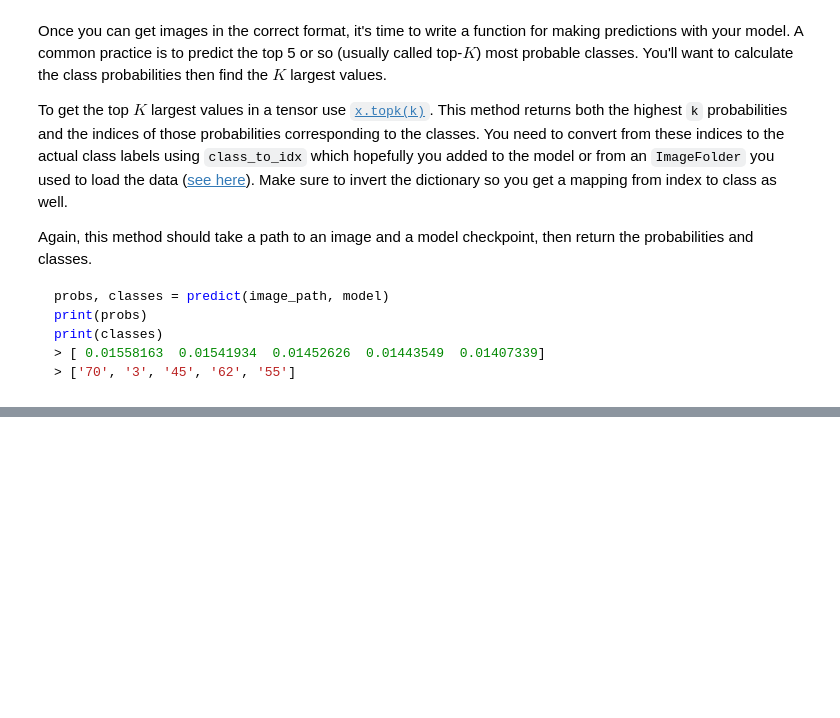
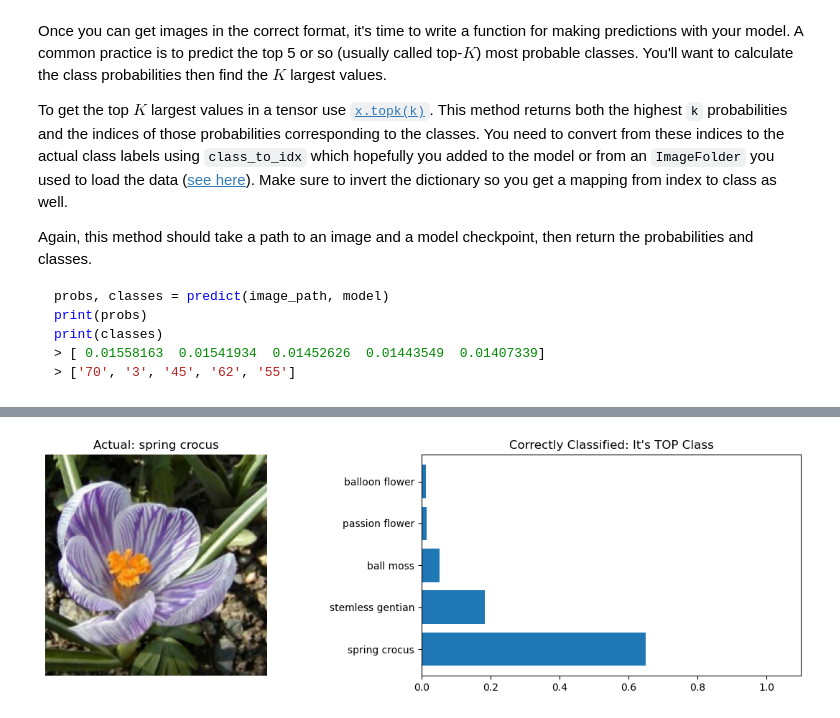
Before and after one commit to losindau/aipnd-project, a Jupyter notebook: Image Classifier Project.ipynb, the cells around one changed output, grey strips where cells are left out. Saved outputs shown, nothing was run; the diff lists cells and outputs as text; code cells hidden in the pictures; blank space fills up the shorter version.

Commit message:
Predict and classify images with HTML result exported

```diff
--- a/Image Classifier Project.ipynb
+++ b/Image Classifier Project.ipynb
@@ -362,6 +363,9 @@ def imshow(image, ax=None, title=None):
     # Image needs to be clipped between 0 and 1 or it looks like noise when displayed
     image = np.clip(image, 0, 1)
 
+    if title is not None:
+        ax.set_title(title)
+
     ax.imshow(image)
 
     return ax
@@ -402,3 +423,44 @@ Now that you can use a trained model for predictions, check to make sure it make
 You can convert from the class integer encoding to actual flower names with the `cat_to_name.json` file (should have been loaded earlier in the notebook). To show a PyTorch tensor as an image, use the `imshow` function defined above.
 # %%
 # TODO: Display an image along with the top 5 classes
+model, class_to_idx = load_checkpoint('checkpoint.pth')
+model = model.to(device)
+# %%
+def classify_image(image_path, actual_flower_name):
+    # Process and predict the image
+    image = process_image(image_path)
+    top_ps, top_classes = predict(image_path, model)
+    top1_flower_name = top_classes[0]
+
+    # Show graph
+    if top1_flower_name == actual_flower_name:
+        classifiedResult = "It's TOP Class"
+    elif actual_flower_name in top_classes:
+        classifiedResult = "In Top 5 Classes"
+    else:
+        classifiedResult = "No"
+
+    fig, (ax1, ax2) = plt.subplots(figsize=(15, 4), ncols=2)
+
+    # Show real image
+    ax1.axis('off')
+    imshow(image, ax1, f"Actual: {actual_flower_name}")
+
+    # Show graph
+    ax2.barh(top_classes, top_ps)
+    ax2.set_title(f"Correctly Classified: {classifiedResult}")
+    ax2.set_xlim(0, 1.1)
+# %%
+# Pick random folder (ex: 1 ,2, 3, ...)
+randomFolderName = random.choice(os.listdir(test_dir))
+
+# Pick random image in the folder
+random_image = random.choice(os.listdir(os.path.join(test_dir, randomFolderName)))
+image_path = os.path.join(test_dir, randomFolderName, random_image)
+
+# Get the actual name of the image based on folder name
+actual_flower_name = cat_to_name[randomFolderName]
+
+classify_image(image_path, actual_flower_name)
+# %% [output]
+[figure, added]
```
Also changed, not shown: parts of 3 cells of this notebook, 1 other file.
